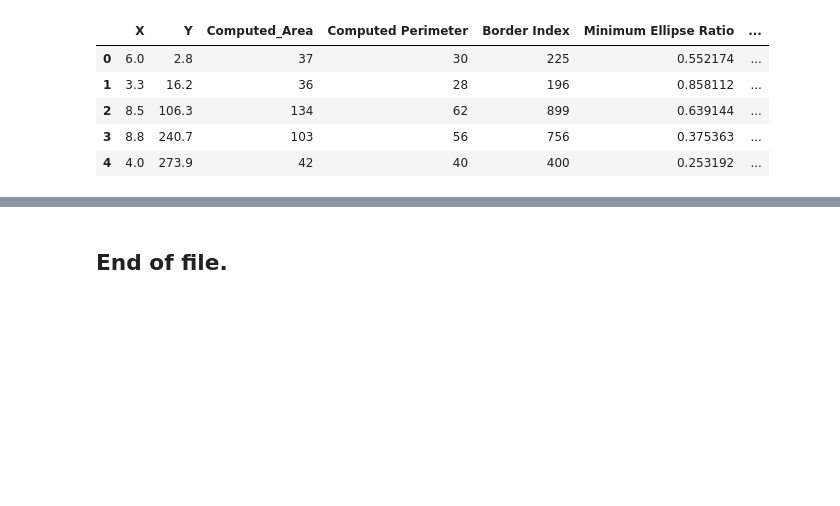
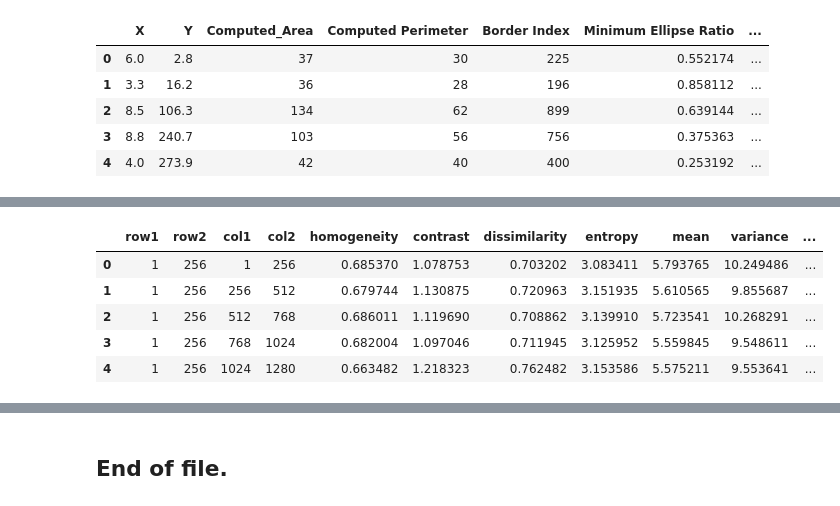
Before and after one commit to Sree-vathsan/CSE595_DataAnalyticsSoftwareStack, a Jupyter notebook: slide1.ipynb, the cells around one changed output, grey strips where cells are left out. Drawn from its saved outputs; the diff is of its cells as text; code cells hidden in the pictures; blank space fills up the shorter version.

```diff
--- a/slide1.ipynb
+++ b/slide1.ipynb
@@ -261,8 +261,10 @@ dfDisplay.head()
 | 3 | 8.8 | 240.7 | 103 | 56 | 756 | 0.375363 | ... |
 | 4 | 4.0 | 273.9 | 42 | 40 | 400 | 0.253192 | ... |
 # %%
-dfTexture = pd.read_csv('https://raw.githubusercontent.com/Sree-vathsan/CSE595_DataAnalyticsSoftwareStack/master/texture.csv')
-textureList = ['homogeneity', 'contrast', 'dissimilarity', 'entropy', 'mean']
+textureFilePath = 'https://raw.githubusercontent.com/Sree-vathsan/CSE595_DataAnalyticsSoftwareStack/master/texture/texture_features4.csv'
+dfTexture = pd.read_csv(textureFilePath)
+textureList = ['homogeneity', 'contrast', 'dissimilarity', 'entropy', 'mean', 'variance', 'std.Dev']
 dfFinal = DataFrame(data=None, columns=candidateList)
 for i in range(0,len(textureList)):
     candidateList.append(textureList[i])
+candidateList
@@ -269,3 +289,12 @@ for i in range(0,len(textureList)):
+# %%
+dfTexture.head()
+# %% [output]
+|  | row1 | row2 | col1 | col2 | homogeneity | contrast | dissimilarity | entropy | mean | variance | ... |
+| 0 | 1 | 256 | 1 | 256 | 0.685370 | 1.078753 | 0.703202 | 3.083411 | 5.793765 | 10.249486 | ... |
+| 1 | 1 | 256 | 256 | 512 | 0.679744 | 1.130875 | 0.720963 | 3.151935 | 5.610565 | 9.855687 | ... |
+| 2 | 1 | 256 | 512 | 768 | 0.686011 | 1.119690 | 0.708862 | 3.139910 | 5.723541 | 10.268291 | ... |
+| 3 | 1 | 256 | 768 | 1024 | 0.682004 | 1.097046 | 0.711945 | 3.125952 | 5.559845 | 9.548611 | ... |
+| 4 | 1 | 256 | 1024 | 1280 | 0.663482 | 1.218323 | 0.762482 | 3.153586 | 5.575211 | 9.553641 | ... |
 # %%
 #dfSlide1['X'].head()
 #print(dfTexture.head())
```
Also changed, not shown: parts of 2 cells of this notebook, 2 other files.
